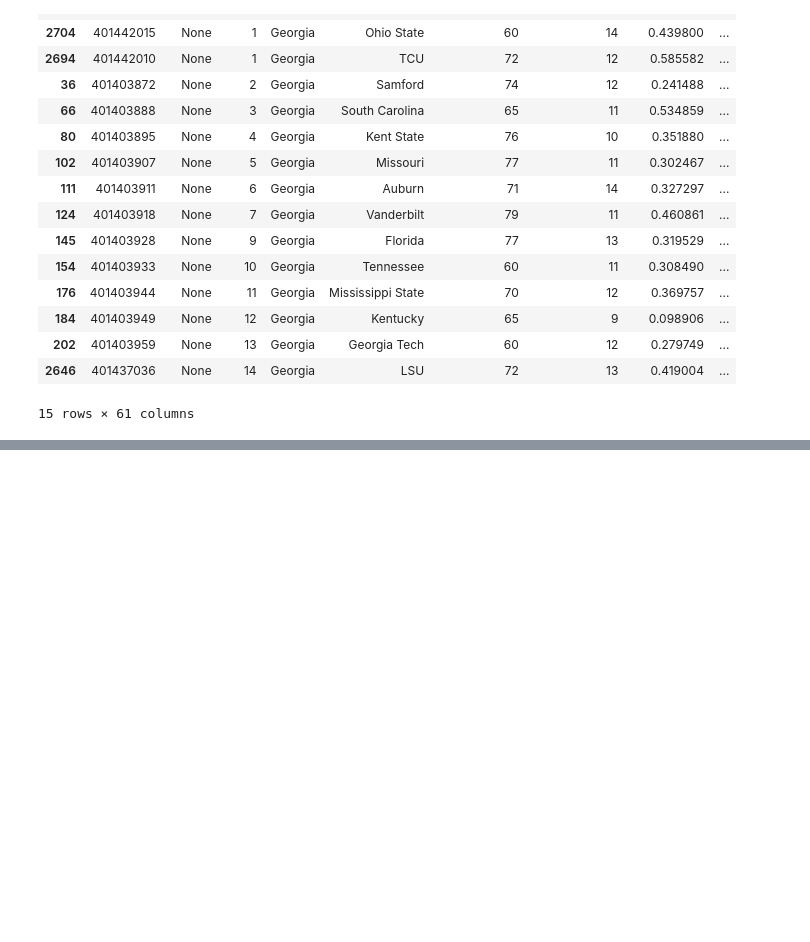
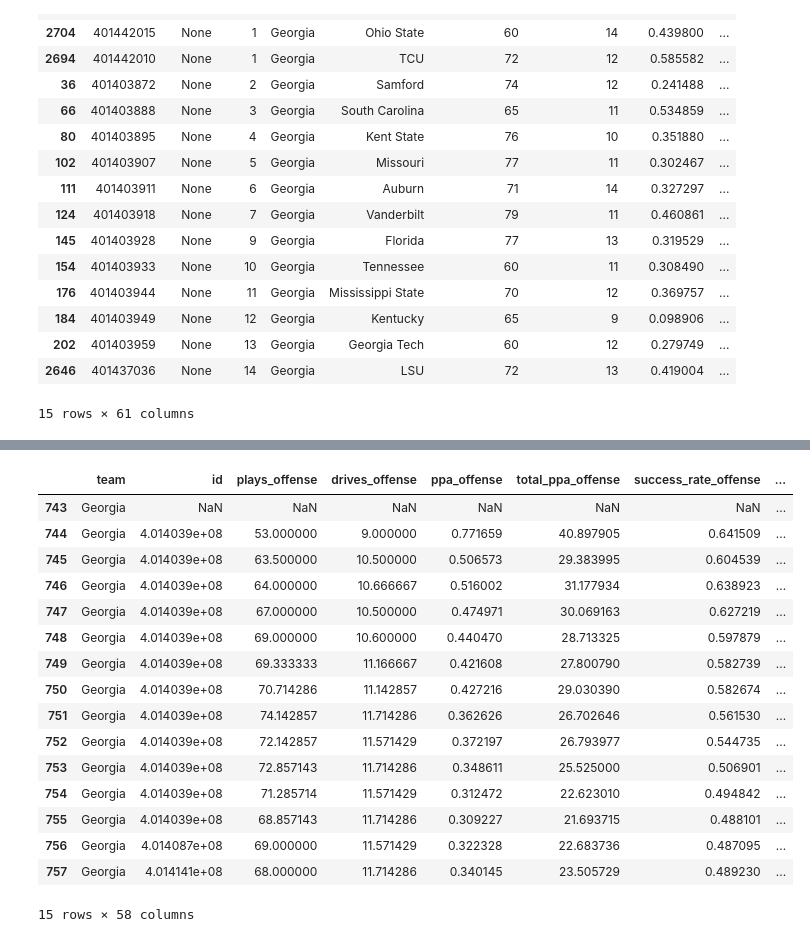
Before and after one commit to taylorlast/cfb-predictions, a Jupyter notebook: src/test_book.ipynb, the cells around one changed output, grey strips where cells are left out. Saved outputs shown, nothing was run; the diff lists cells and outputs as text; code cells hidden in the pictures; blank space fills up the shorter version.

```diff
--- a/src/test_book.ipynb
+++ b/src/test_book.ipynb
@@ -136,3 +152,23 @@ stats[stats["team"]=="Georgia"].sort_values(by="week")
+# %%
+test_df[test_df["team"] == "Georgia"].drop(["level_1", "season", "week"],axis=1)
+# %% [output]
+|  | team | id | plays_offense | drives_offense | ppa_offense | total_ppa_offense | success_rate_offense | ... |
+| 743 | Georgia | NaN | NaN | NaN | NaN | NaN | NaN | ... |
+| 744 | Georgia | 4.014039e+08 | 53.000000 | 9.000000 | 0.771659 | 40.897905 | 0.641509 | ... |
+| 745 | Georgia | 4.014039e+08 | 63.500000 | 10.500000 | 0.506573 | 29.383995 | 0.604539 | ... |
+| 746 | Georgia | 4.014039e+08 | 64.000000 | 10.666667 | 0.516002 | 31.177934 | 0.638923 | ... |
+| 747 | Georgia | 4.014039e+08 | 67.000000 | 10.500000 | 0.474971 | 30.069163 | 0.627219 | ... |
+| 748 | Georgia | 4.014039e+08 | 69.000000 | 10.600000 | 0.440470 | 28.713325 | 0.597879 | ... |
+| 749 | Georgia | 4.014039e+08 | 69.333333 | 11.166667 | 0.421608 | 27.800790 | 0.582739 | ... |
+| 750 | Georgia | 4.014039e+08 | 70.714286 | 11.142857 | 0.427216 | 29.030390 | 0.582674 | ... |
+| 751 | Georgia | 4.014039e+08 | 74.142857 | 11.714286 | 0.362626 | 26.702646 | 0.561530 | ... |
+| 752 | Georgia | 4.014039e+08 | 72.142857 | 11.571429 | 0.372197 | 26.793977 | 0.544735 | ... |
+| 753 | Georgia | 4.014039e+08 | 72.857143 | 11.714286 | 0.348611 | 25.525000 | 0.506901 | ... |
+| 754 | Georgia | 4.014039e+08 | 71.285714 | 11.571429 | 0.312472 | 22.623010 | 0.494842 | ... |
+| 755 | Georgia | 4.014039e+08 | 68.857143 | 11.714286 | 0.309227 | 21.693715 | 0.488101 | ... |
+| 756 | Georgia | 4.014087e+08 | 69.000000 | 11.571429 | 0.322328 | 22.683736 | 0.487095 | ... |
+| 757 | Georgia | 4.014141e+08 | 68.000000 | 11.714286 | 0.340145 | 23.505729 | 0.489230 | ... |
+15 rows × 58 columns
 # %%
 api_instance = cfbd.StatsApi(cfbd.ApiClient(api_configuration))
 stats = api_instance.get_advanced_team_game_stats(year=2022)
```
Also changed, not shown: parts of 18 cells of this notebook, 3 other files.
